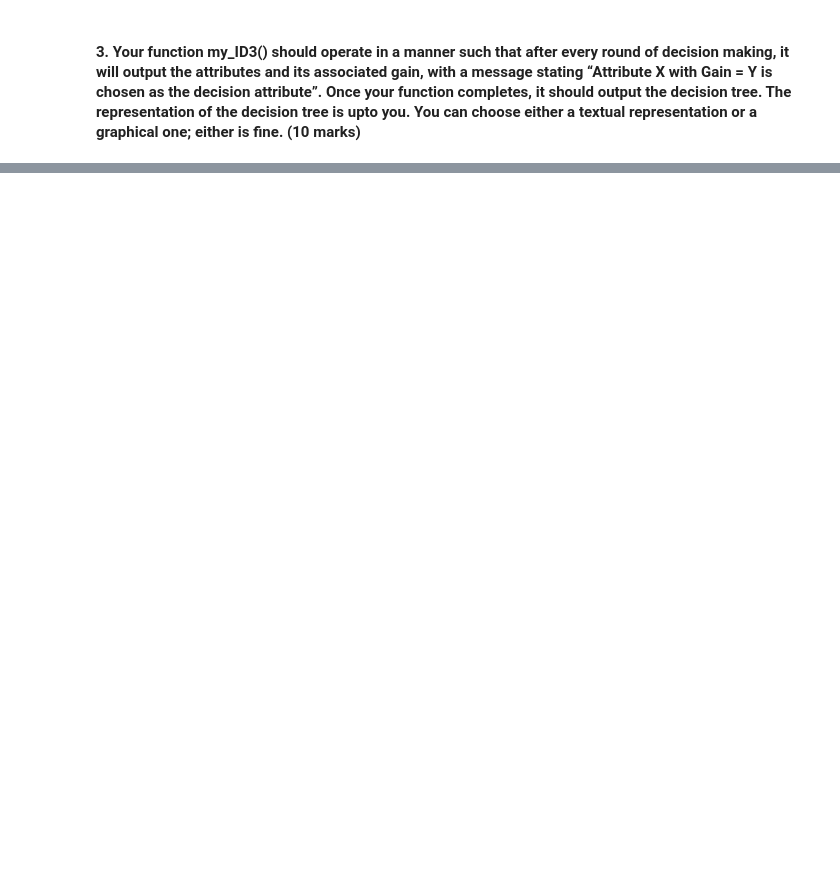
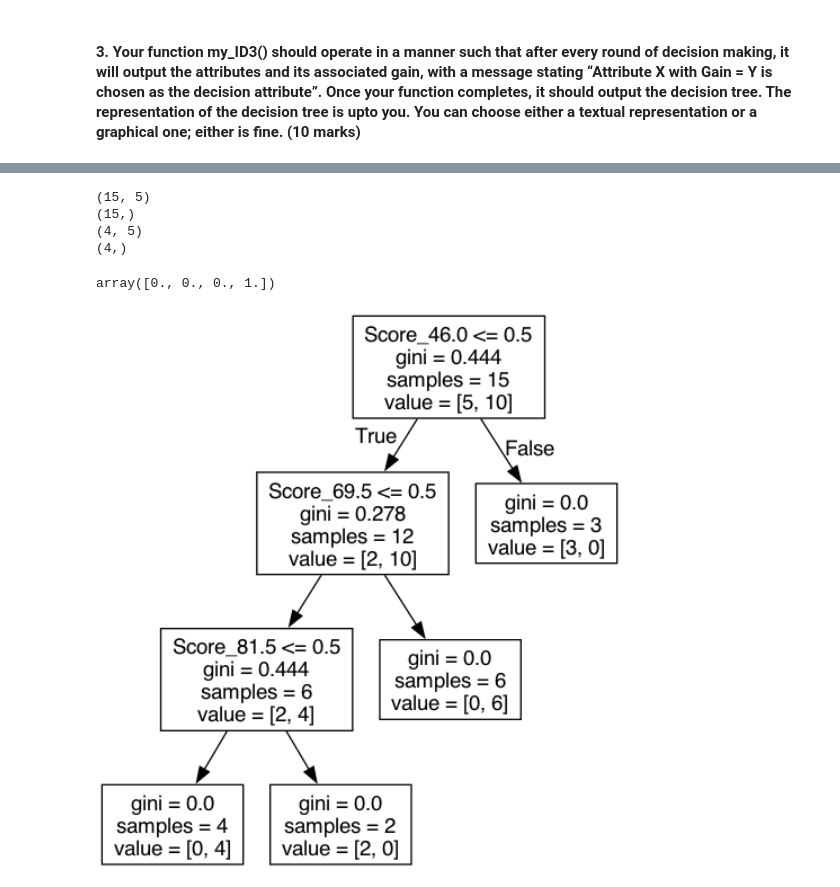
Before and after one commit to DeneshwaraSai/IIT-CS484-ML, a Jupyter notebook: Assignment1/Assignment-1-Q1.ipynb, the cells around one changed output, grey strips where cells are left out. Cells and saved outputs as stored; diff of their text form; code cells hidden in the pictures; blank space fills up the shorter version.

```diff
--- a/Assignment1/Assignment-1-Q1.ipynb
+++ b/Assignment1/Assignment-1-Q1.ipynb
@@ -294,0 +295,42 @@ Score_81.5  0.9910760598382219
+# %%
+from sklearn.tree import DecisionTreeClassifier
+from sklearn.model_selection import train_test_split
+
+X = data.drop('Output', axis =1)
+Y = data['Output']
+
+X_train, X_test, Y_train, Y_test = train_test_split(X, Y, test_size=0.2,random_state=20)
+
+print(X_train.shape)
+print(Y_train.shape)
+print(X_test.shape)
+print(Y_test.shape)
+# %% [output]
+(15, 5)
+(15,)
+(4, 5)
+(4,)
+# %%
+decisionTree = DecisionTreeClassifier()
+decisionTree.fit(X_train, Y_train)
+y_pred = decisionTree.predict(X_test)
+y_pred
+# %% [output]
+array([0., 0., 0., 1.])
+# %%
+from sklearn.tree import export_graphviz
+import os
+# Export the decision tree to a .dot file
+dot_data = export_graphviz(decisionTree, out_file="tree.dot", feature_names=X.columns)
+
+# Install graphviz if not already available
+# !pip install graphviz
+
+# Render the .dot file into an image
+os.system("dot -Tpng tree.dot -o tree.png")
+
+# Display the generated image
+from IPython.display import Image
+Image(filename="tree.png", width=800, height=800)
+# %% [output]
+[figure, added]
```
Also changed, not shown: parts of 7 cells of this notebook, 7 other files.
